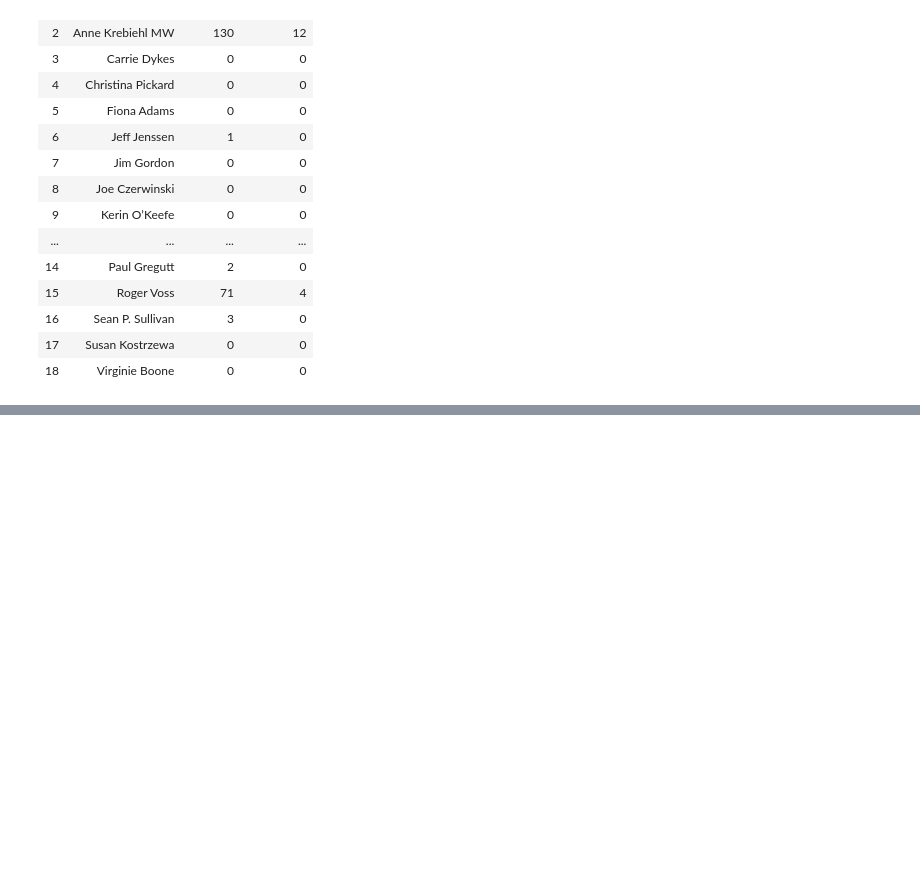
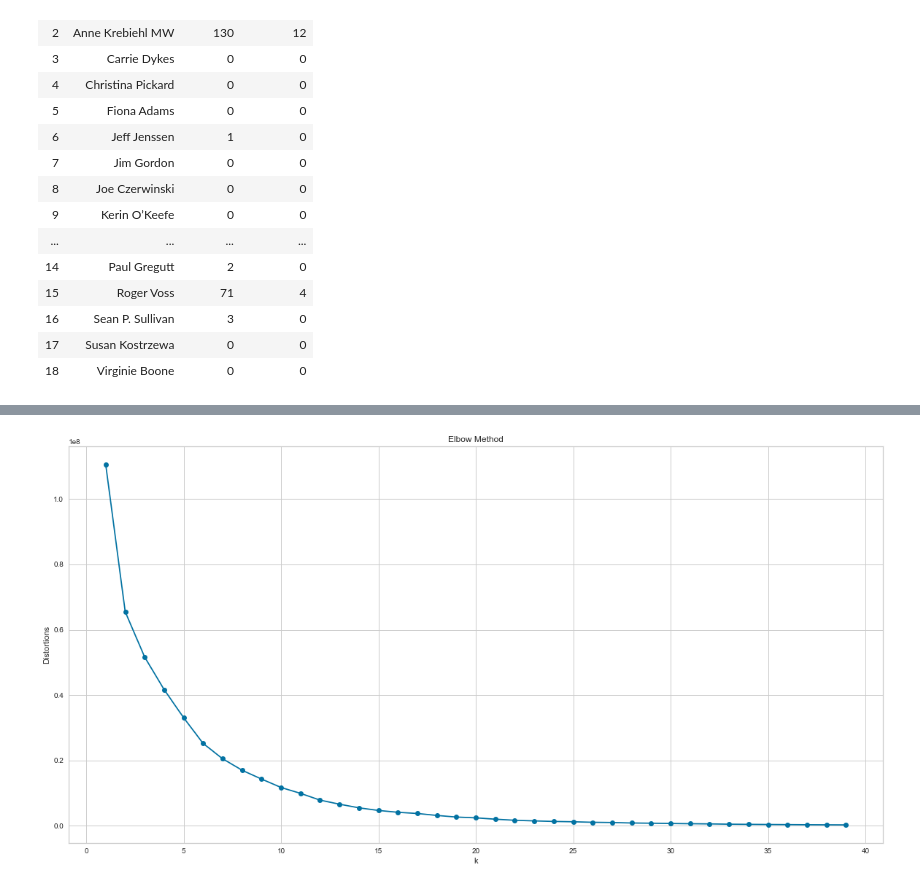
Before and after one commit to bthakr1/datascience_pipeline, a Jupyter notebook: Cosine_Similarity.ipynb, the cells around one changed output, grey strips where cells are left out. Saved outputs shown, nothing was run; the diff lists cells and outputs as text; code cells hidden in the pictures; blank space fills up the shorter version.

```diff
--- a/Cosine_Similarity.ipynb
+++ b/Cosine_Similarity.ipynb
@@ -179,0 +284,4 @@ new_wine_1
+# %%
+# starting with two people only
+new_people.to_csv('new_people.csv',index=None)
+new_people = pd.read_csv('new_people.csv',index_col=None)
@@ -179,0 +315,20 @@ new_wine_1
+# %%
+# using elbow chart to idnetify the optimal number of clusters
+# using elbow method to determine optimum number of cluster
+distortions = []
+
+K = range(1,40)
+
+for k in K:
+    kmeanmodel = KMeans(n_clusters=k)
+    kmeanmodel.fit(new_people.iloc[:,1:])
+    distortions.append(kmeanmodel.inertia_)
+
+plt.figure(figsize=(20,10))
+plt.plot(K,distortions,'bx-',marker='o')
+plt.xlabel('k')
+plt.ylabel('Distortions')
+plt.title('Elbow Method')
+plt.show()
+# %% [output]
+[figure, added]
```
Also changed, not shown: parts of 27 cells of this notebook, 1 other file.
